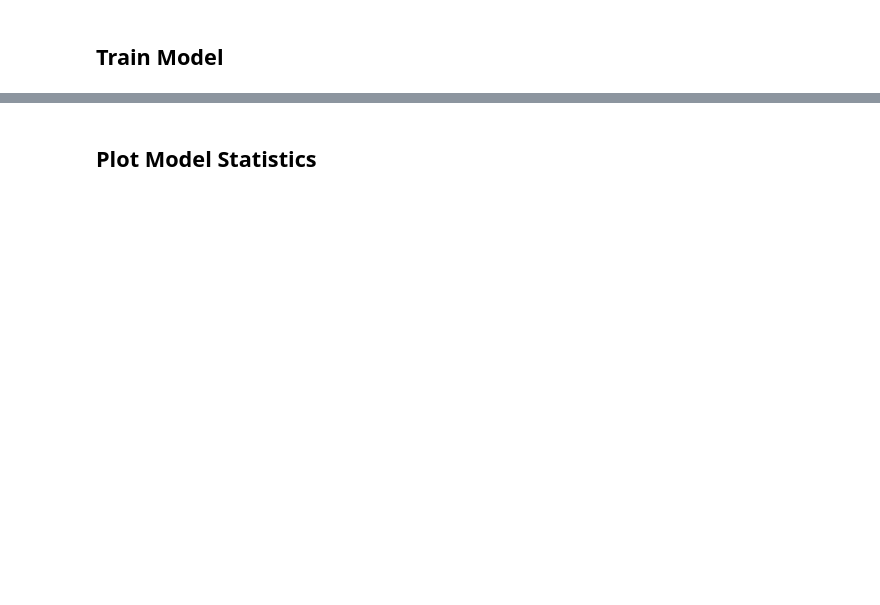
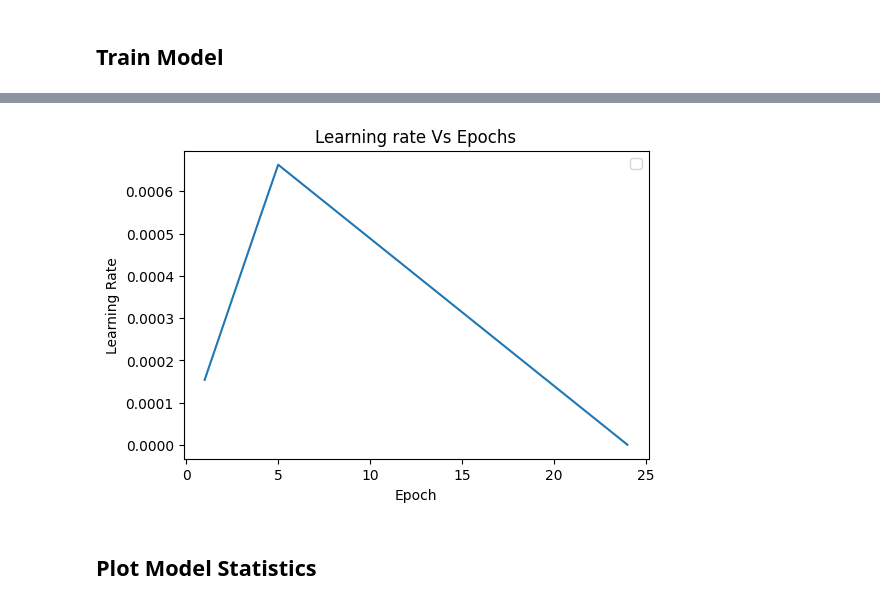
Before and after one commit to mHemaAP/S10, a Jupyter notebook: S10.ipynb, the cells around one changed output, grey strips where cells are left out. Saved outputs shown, nothing was run; the diff lists cells and outputs as text; code cells hidden in the pictures; blank space fills up the shorter version.

Commit message:
Code clean up, change position of capturing LR value in epoch

```diff
--- a/S10.ipynb
+++ b/S10.ipynb
@@ -151,0 +164,4 @@ train_model1.run_training_model()
+# %%
+curves = [{"x":np.arange(1,EPOCHS+1), "y": train_model1.lr_schedule, "label": "","xlabel": "Epoch", "ylabel":"Learning Rate"}]
+plot_learning_rate_trend(curves,"Learning rate Vs Epochs",Figsize = (6,4))
+# %% [output]
@@ -152,3 +169,4 @@ train_model1.run_training_model()
+[figure, added]
 # %% [markdown]
 ## Plot Model Statistics
 # %%
```
Also changed, not shown: parts of 19 cells of this notebook, 6 other files.
